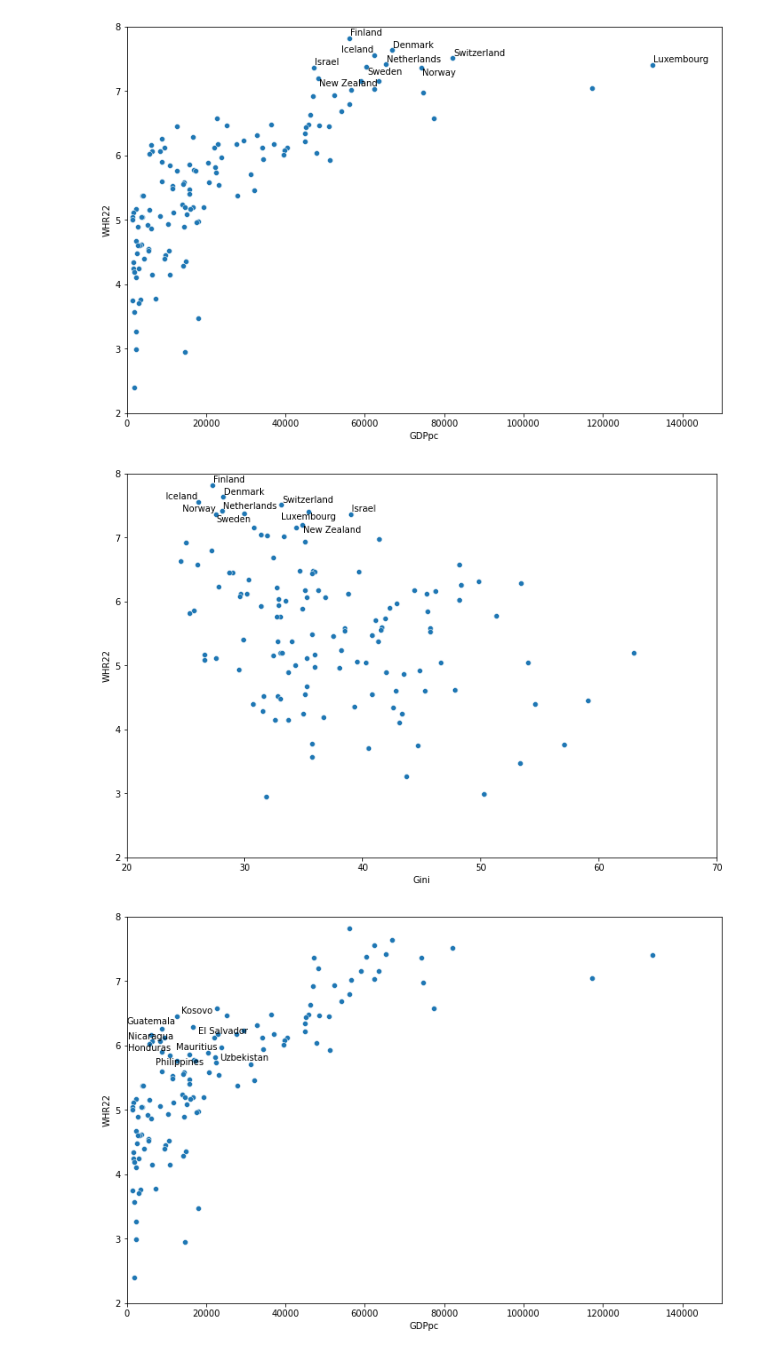
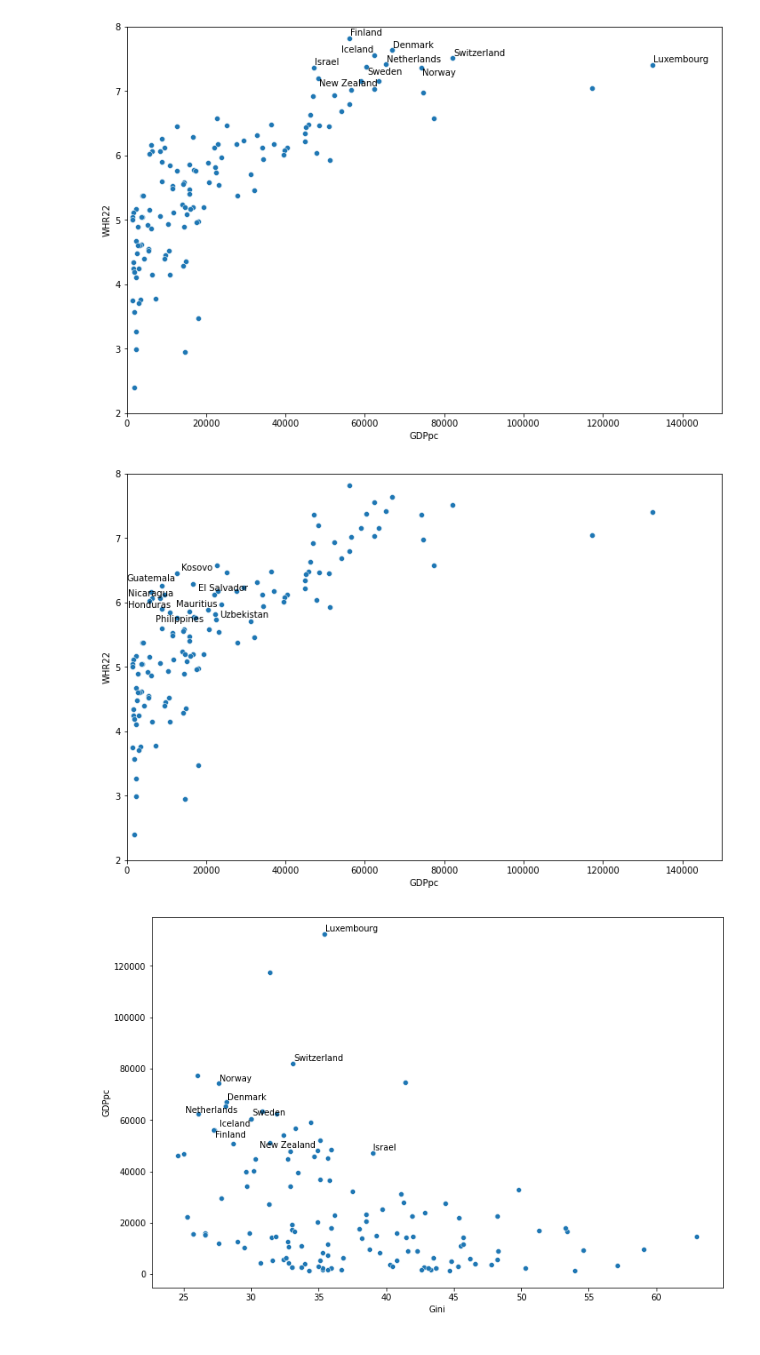
Before and after one commit to LCaravaggio/PaisesFelices, a Jupyter notebook: Graficos.ipynb, the cells around one changed output. Cells and saved outputs as stored; diff of their text form; code cells hidden in the pictures.

```diff
--- a/Graficos.ipynb
+++ b/Graficos.ipynb
@@ -33,8 +33,10 @@ plt.show()
 # %% [output]
 [figure]
 # %%
-p2=sns.scatterplot(data=df, x=df.Gini, y=df.WHR22, legend=False)
-p2.set(xlim=(20, 70))
+# Gráfico 2
+
+p2= sns.scatterplot(data=df, x=df.GDPpc, y=df.WHR22, legend=False)
+p2.set(xlim=(0, 150000))
 p2.set(ylim=(2, 8))
 
 fig = plt.gcf()
@@ -42,34 +44,31 @@ fig.set_size_inches(12, 8)
 
 texts = []
 for line in range(0,df.shape[0]):
-     if df.annotation2[line]==1:
-       texts.append(p2.text(df.Gini[line], df.WHR22[line], df.Name[line]))
+     if df.annotation3[line] ==1:
+       texts.append(p2.text(df.GDPpc[line], df.WHR22[line], df.Name[line]))
 
 adjust_text(texts, ha='center', va='center')
+
 plt.show()
 # %% [output]
-[figure, old version]
+[figure, new version]
 # %%
-from adjustText import adjust_text
+# Gráfico 3
 
-# use the scatterplot function to build the bubble map
-p1= sns.scatterplot(data=df, x=df.GDPpc, y=df.WHR22, legend=False)
-p1.set(xlim=(0, 150000))
-p1.set(ylim=(2, 8))
+p3=sns.scatterplot(data=df, x=df.Gini, y=df.GDPpc, legend=False)
 
 fig = plt.gcf()
 fig.set_size_inches(12, 8)
 
 texts = []
 for line in range(0,df.shape[0]):
-     if df.annotation3[line] ==1:
-       texts.append(p1.text(df.GDPpc[line], df.WHR22[line], df.Name[line]))
+     if df.annotation2[line]==1:
+       texts.append(p3.text(df.Gini[line], df.GDPpc[line], df.Name[line]))
 
 adjust_text(texts, ha='center', va='center')
-# show the graph
 plt.show()
 # %% [output]
-[figure, old version]
+[figure, new version]
 # %%
 import plotly.express as px
 # %%
```
Also changed, not shown: parts of 2 cells of this notebook.
